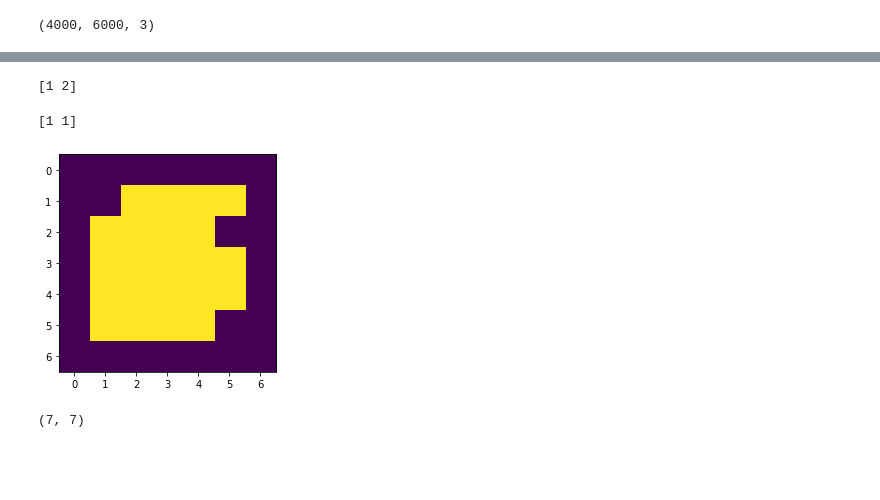
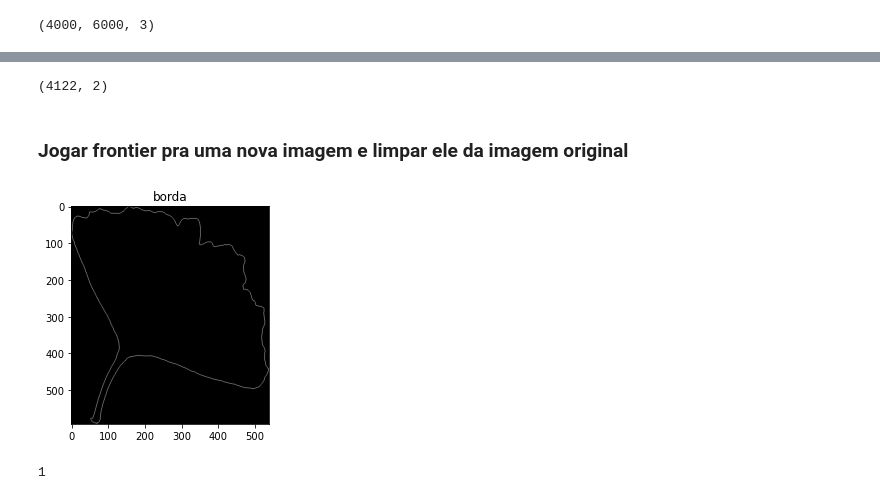
Before and after one commit to matheusnunesismael/LeafCounter, a Jupyter notebook: main.ipynb, the cells around one changed output, grey strips where cells are left out. Cells and saved outputs as stored; diff of their text form; code cells hidden in the pictures; blank space fills up the shorter version.

```diff
--- a/main.ipynb
+++ b/main.ipynb
@@ -156,22 +154,32 @@ print(frontier)
-# %%
-#while percorre pixels brancos até achar o primeiro não branco
-while teste[b_0[0], b_0[1]]==0:
-    if b_0[1]!= width-1:
-        b_0+=[0,1]
-    else:
-        b_0+=[1,-width+1]
-print(b_0)
-# %% [output]
-[1 2]
-# %%
-c_0 = b_0 - [0,1]
-print(c_0)
-# %% [output]
-[1 1]
-# %%
-plt.imshow(teste)
-plt.show()
-print(np.shape(teste))
-# %% [output]
-[figure, removed]
-(7, 7)
+# %%
+np.shape(frontier)
+# %% [output]
+(4122, 2)
+# %% [markdown]
+### Jogar frontier pra uma nova imagem e limpar ele da imagem original
+# %%
+min_y = np.min(frontier_matrix[:,0])
+max_y = np.max(frontier_matrix[:,0])
+min_x = np.min(frontier_matrix[:,1])
+max_x = np.max(frontier_matrix[:,1])
+
+frontier_height = max_y - min_y
+frontier_width  = max_x - min_x
+
+# padding de 1 ao redor da fronteira
+new_height = frontier_height+3
+new_width = frontier_width+3
+border_img = np.zeros((new_height, new_width))
+# %%
+# reposiciona as coordernadas de frontier_matrix para o canto superior esquerdo
+frontier_matrix = frontier_matrix - [min_y-1, min_x-1]
+
+# transfere a fronteira para "new_img"
+for f in frontier_matrix:
+    border_img[f[0], f[1]] = 1
+# %%
+plt.imshow(border_img,cmap='gray')
+plt.title("borda")
+plt.show()
+# %% [output]
+[figure, added]
@@ -177,0 +196,4 @@ print(np.shape(teste))
+# %%
+print(np.max(mask))
+# %% [output]
+1
```
Also changed, not shown: parts of 18 cells of this notebook.
